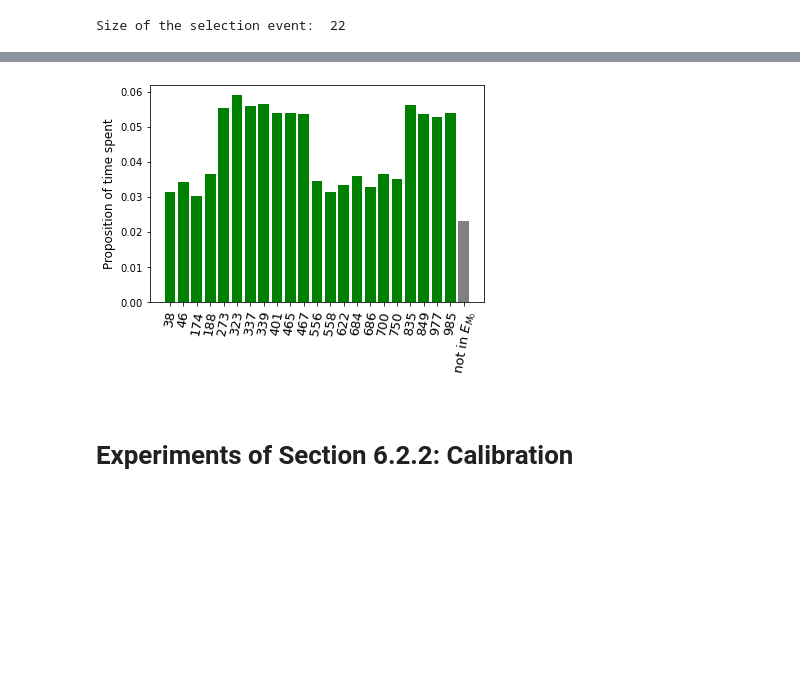
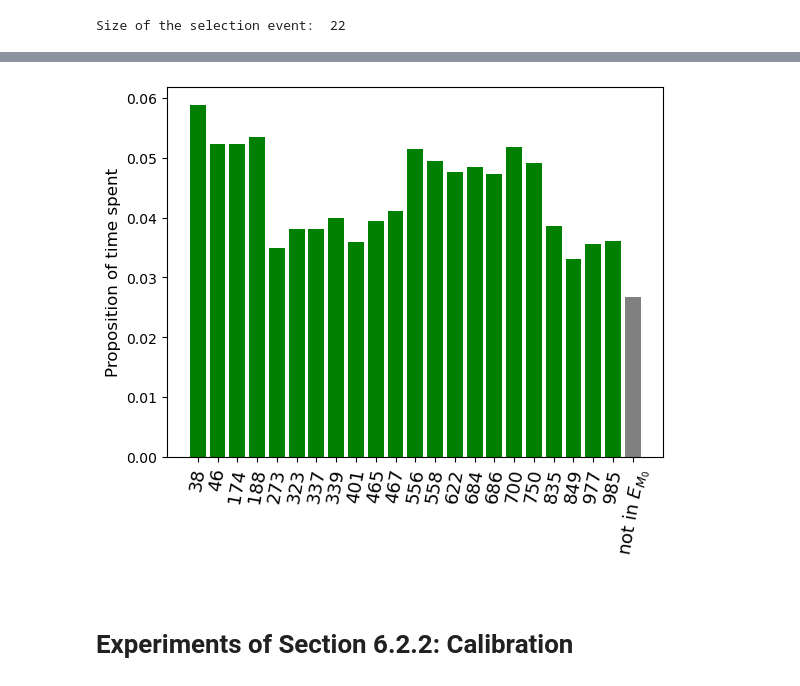
Before and after one commit to quentin-duchemin/SIGLE, a Jupyter notebook: experiments_paper.ipynb, the cells around one changed output, grey strips where cells are left out. Cells and saved outputs as stored; diff of their text form; code cells hidden in the pictures; blank space fills up the shorter version.

```diff
--- a/experiments_paper.ipynb
+++ b/experiments_paper.ipynb
@@ -62,7 +64,8 @@ print('Size of the set of active variables: ', len(model.M))
 def linear_temperature(t):
     return 0.2/np.log(t+1)
 
-states, ls_FNR, energies = model.SEI_SLR(total_length_SEISLR_path=100000, backup_start_time=2000, temperature=linear_temperature, repulsing_force=True, random_start=True, conditioning_signs=False, seed=0)
+T = 100000
+states, ls_FNR, energies = model.SEI_SLR(total_length_SEISLR_path=T, backup_start_time=4000, temperature=linear_temperature, repulsing_force=True, random_start=True, conditioning_signs=False, seed=5, time_irreducible=1/T)
 nbM_admissibles, ls_states_admissibles = model.compute_selection_event(compare_with_energy=True)
 print('Size of the selection event: ', len(ls_states_admissibles))
 # %% [output]
@@ -75,7 +78,7 @@ model.last_visited_states(states, ls_states_admissibles)
 # %%
-model.histo_time_in_selection_event(states, ls_states_admissibles, rotation_angle=80)
+model.histo_time_in_selection_event(states, ls_states_admissibles, rotation_angle=80, figname="histo_last_visited_states.png")
 # %% [output]
-[figure, old version]
+[figure, new version]
 # %% [markdown]
 # Experiments of Section 6.2.2: Calibration
 # %%
```
Also changed, not shown: parts of 8 cells of this notebook, 3 other files.
